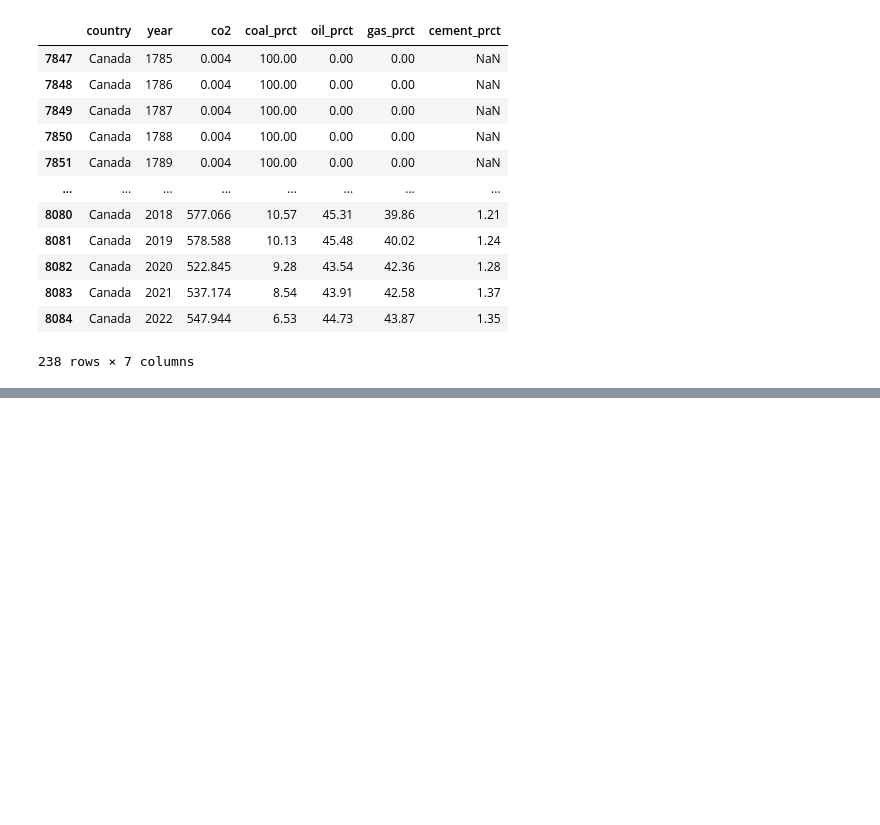
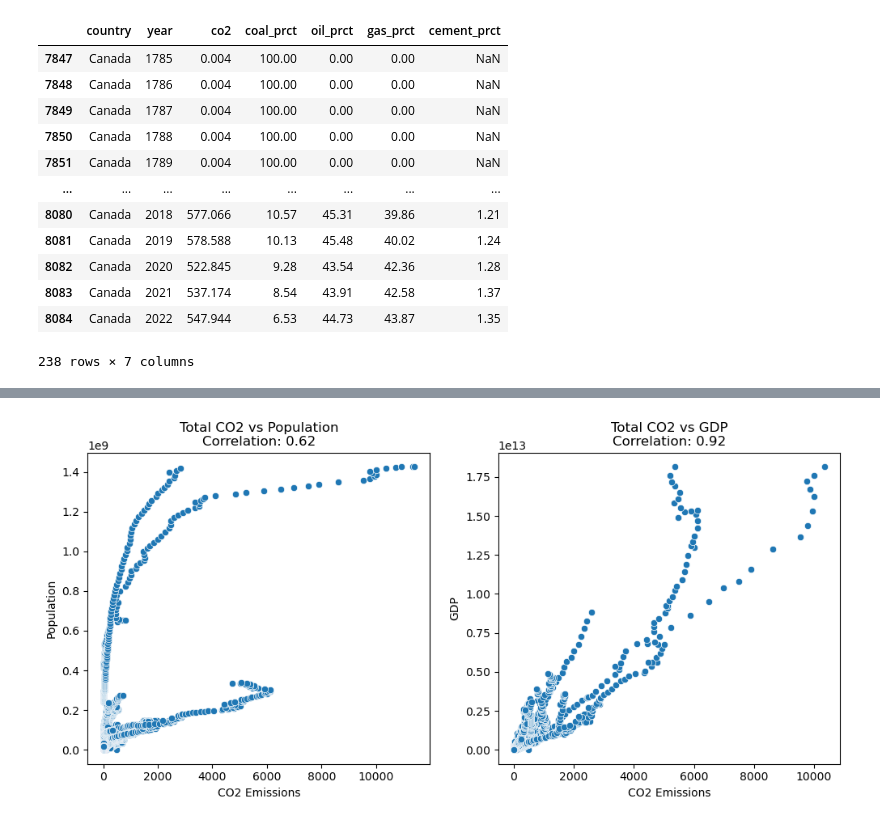
Before and after one commit to Kanustu/world_co2, a Jupyter notebook: world_co2_exp.ipynb, the cells around one changed output, grey strips where cells are left out. Cells and saved outputs as stored; diff of their text form; code cells hidden in the pictures; blank space fills up the shorter version.

```diff
--- a/world_co2_exp.ipynb
+++ b/world_co2_exp.ipynb
@@ -400 +191,5 @@ ValueError: could not convert string to float: 'Afghanistan'
+# %%
+functions.dual_scatter('Total', co2_countries)
+# %% [output]
+[figure, added]
 # %%
```
Also changed, not shown: parts of 29 cells of this notebook, 2 other files.
